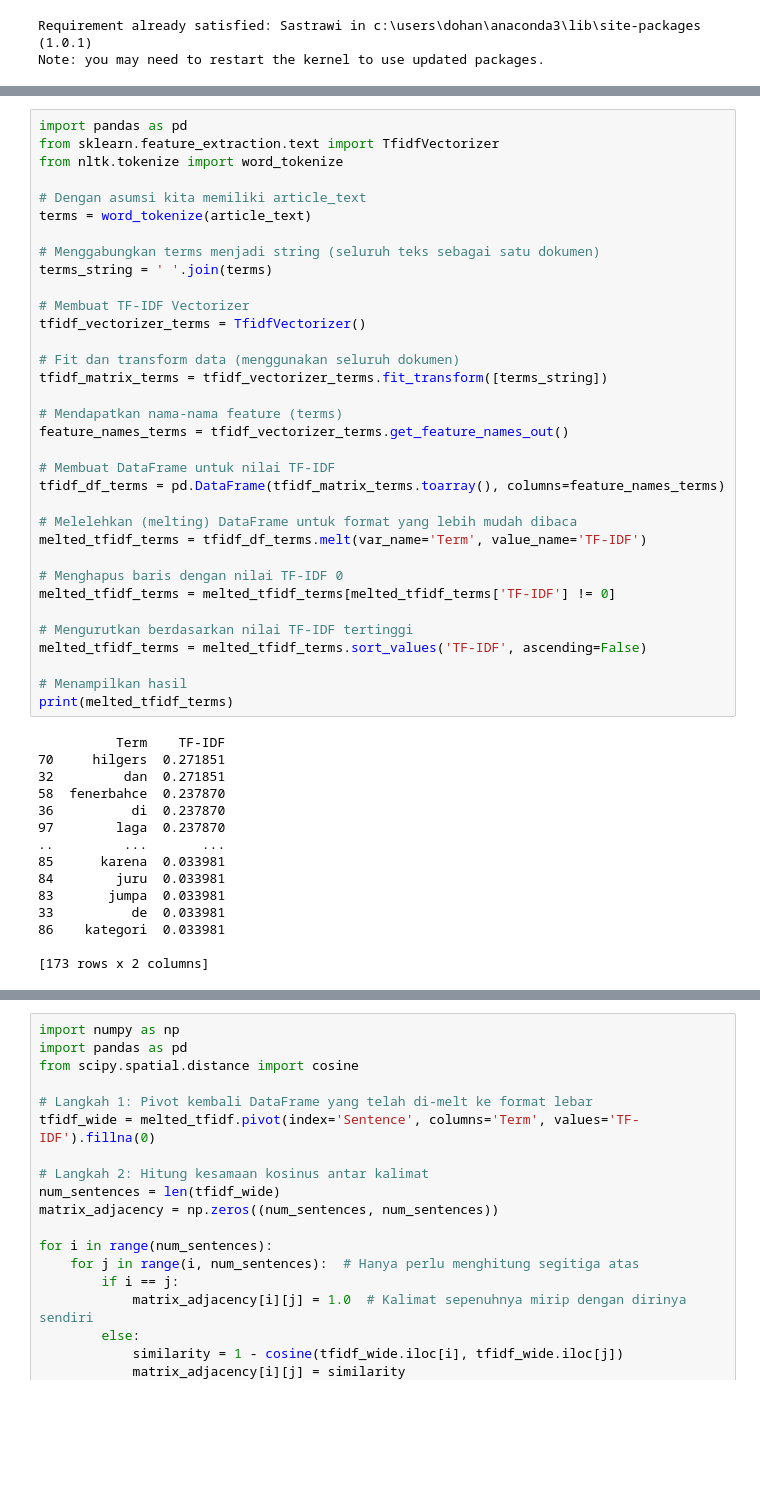
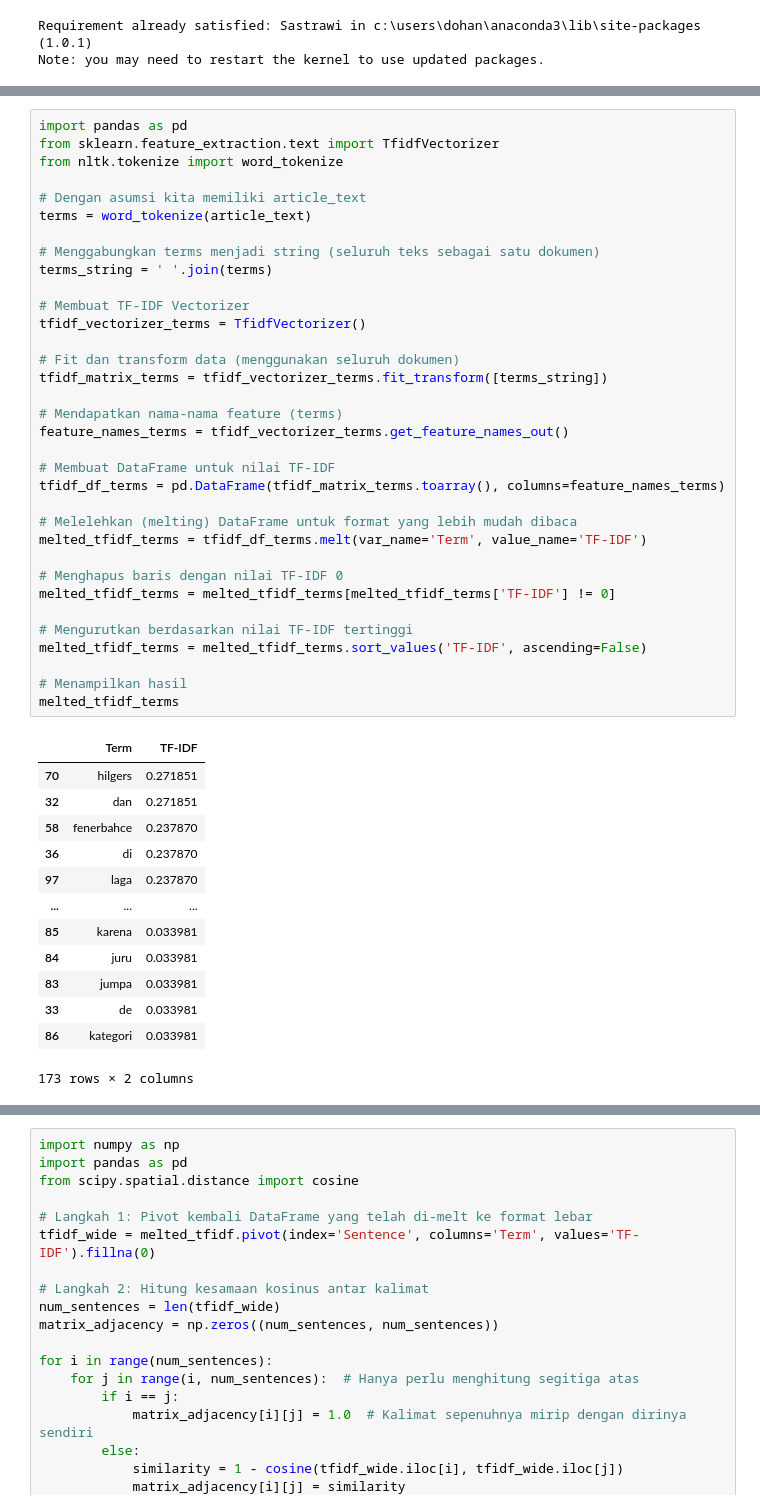
Before and after one commit to drhadityo/ppw, a Jupyter notebook: _sources/Tugas Crawling Artikel.ipynb, the cells around one changed output, grey strips where cells are left out. Drawn from its saved outputs; the diff is of its cells as text; blank space fills up the shorter version.

```diff
--- a/_sources/Tugas Crawling Artikel.ipynb
+++ b/_sources/Tugas Crawling Artikel.ipynb
@@ -278,45 +418,44 @@ from nltk.tokenize import word_tokenize
 
 # Dengan asumsi kita memiliki article_text
 terms = word_tokenize(article_text)
 
 # Menggabungkan terms menjadi string (seluruh teks sebagai satu dokumen)
 terms_string = ' '.join(terms)
 
 # Membuat TF-IDF Vectorizer
 tfidf_vectorizer_terms = TfidfVectorizer()
 
 # Fit dan transform data (menggunakan seluruh dokumen)
 tfidf_matrix_terms = tfidf_vectorizer_terms.fit_transform([terms_string])
 
 # Mendapatkan nama-nama feature (terms)
 feature_names_terms = tfidf_vectorizer_terms.get_feature_names_out()
 
 # Membuat DataFrame untuk nilai TF-IDF
 tfidf_df_terms = pd.DataFrame(tfidf_matrix_terms.toarray(), columns=feature_names_terms)
 
 # Melelehkan (melting) DataFrame untuk format yang lebih mudah dibaca
 melted_tfidf_terms = tfidf_df_terms.melt(var_name='Term', value_name='TF-IDF')
 
 # Menghapus baris dengan nilai TF-IDF 0
 melted_tfidf_terms = melted_tfidf_terms[melted_tfidf_terms['TF-IDF'] != 0]
 
 # Mengurutkan berdasarkan nilai TF-IDF tertinggi
 melted_tfidf_terms = melted_tfidf_terms.sort_values('TF-IDF', ascending=False)
 
 # Menampilkan hasil
-print(melted_tfidf_terms)
+melted_tfidf_terms
 # %% [output]
+|  | Term | TF-IDF |
+| 70 | hilgers | 0.271851 |
+| 32 | dan | 0.271851 |
+| 58 | fenerbahce | 0.237870 |
+| 36 | di | 0.237870 |
+| 97 | laga | 0.237870 |
+| ... | ... | ... |
+| 85 | karena | 0.033981 |
+| 84 | juru | 0.033981 |
+| 83 | jumpa | 0.033981 |
+| 33 | de | 0.033981 |
+| 86 | kategori | 0.033981 |
-          Term    TF-IDF
-70     hilgers  0.271851
-32         dan  0.271851
-58  fenerbahce  0.237870
-36          di  0.237870
-97        laga  0.237870
-..         ...       ...
-85      karena  0.033981
-84        juru  0.033981
-83       jumpa  0.033981
-33          de  0.033981
-86    kategori  0.033981
-
-[173 rows x 2 columns]
+173 rows × 2 columns
```
Also changed, not shown: parts of 15 cells of this notebook, 31 other files.
